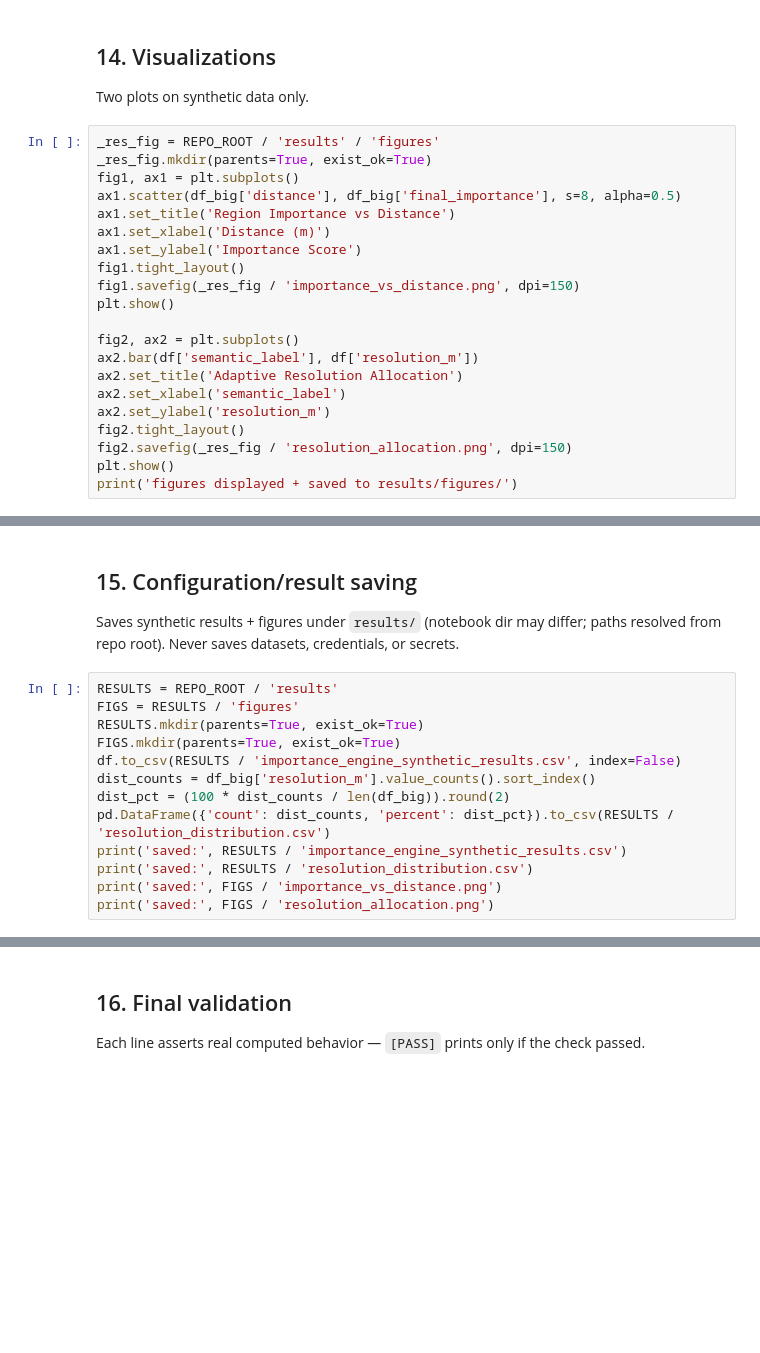
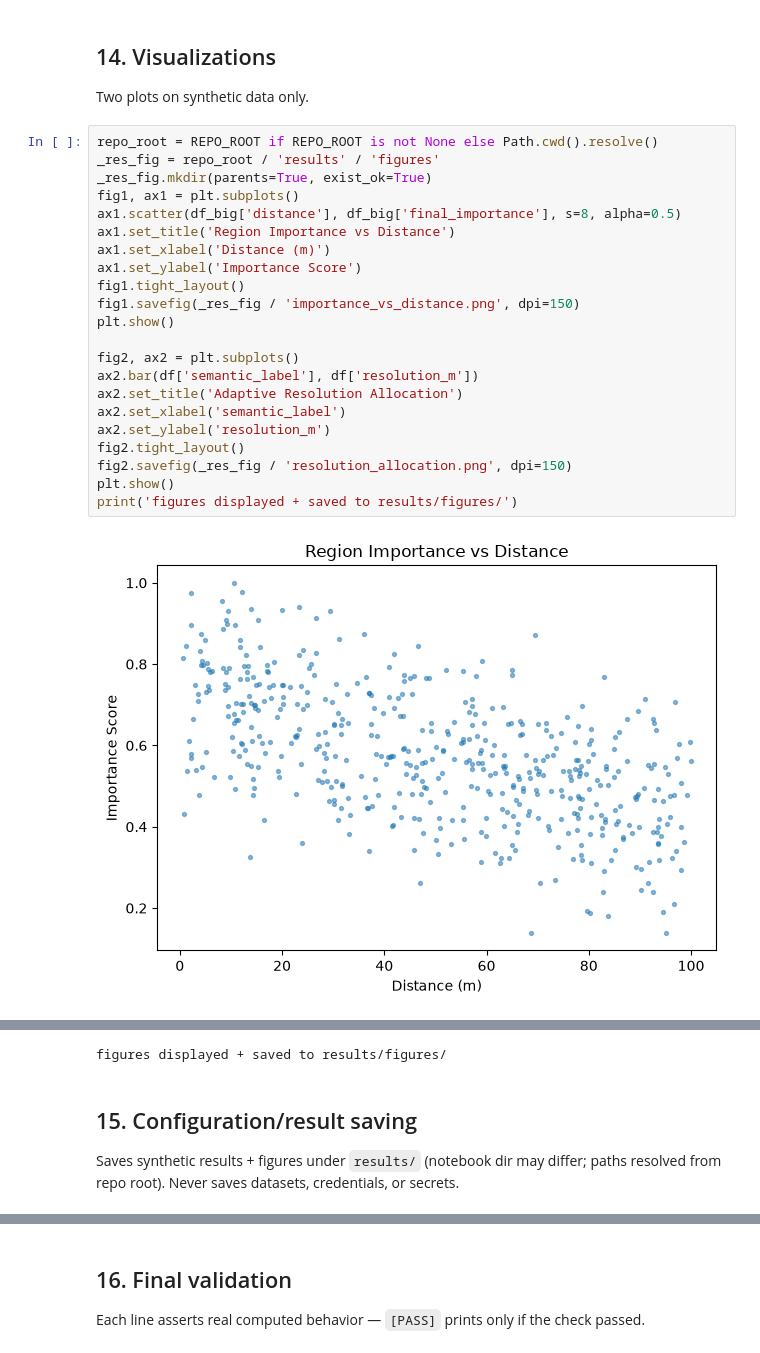
Before and after one commit to sih26053/LiDAR, a Jupyter notebook: notebooks/01_Model_Development.ipynb, the cells around one changed output, grey strips where cells are left out. Saved outputs shown, nothing was run; the diff lists cells and outputs as text; blank space fills up the shorter version.

```diff
--- a/notebooks/01_Model_Development.ipynb
+++ b/notebooks/01_Model_Development.ipynb
@@ -245,23 +374,26 @@ print('[PASS] Resolution distribution')
 ## 14. Visualizations
 Two plots on synthetic data only.
 # %%
-_res_fig = REPO_ROOT / 'results' / 'figures'
+repo_root = REPO_ROOT if REPO_ROOT is not None else Path.cwd().resolve()
+_res_fig = repo_root / 'results' / 'figures'
 _res_fig.mkdir(parents=True, exist_ok=True)
 fig1, ax1 = plt.subplots()
 ax1.scatter(df_big['distance'], df_big['final_importance'], s=8, alpha=0.5)
 ax1.set_title('Region Importance vs Distance')
 ax1.set_xlabel('Distance (m)')
 ax1.set_ylabel('Importance Score')
 fig1.tight_layout()
 fig1.savefig(_res_fig / 'importance_vs_distance.png', dpi=150)
 plt.show()
 
 fig2, ax2 = plt.subplots()
 ax2.bar(df['semantic_label'], df['resolution_m'])
 ax2.set_title('Adaptive Resolution Allocation')
 ax2.set_xlabel('semantic_label')
 ax2.set_ylabel('resolution_m')
 fig2.tight_layout()
 fig2.savefig(_res_fig / 'resolution_allocation.png', dpi=150)
 plt.show()
 print('figures displayed + saved to results/figures/')
+# %% [output]
+[figure, added]
@@ -268,16 +401,4 @@ print('figures displayed + saved to results/figures/')
+figures displayed + saved to results/figures/
 # %% [markdown]
 ## 15. Configuration/result saving
 Saves synthetic results + figures under `results/` (notebook dir may differ; paths resolved from repo root). Never saves datasets, credentials, or secrets.
-# %%
-RESULTS = REPO_ROOT / 'results'
-FIGS = RESULTS / 'figures'
-RESULTS.mkdir(parents=True, exist_ok=True)
-FIGS.mkdir(parents=True, exist_ok=True)
-df.to_csv(RESULTS / 'importance_engine_synthetic_results.csv', index=False)
-dist_counts = df_big['resolution_m'].value_counts().sort_index()
-dist_pct = (100 * dist_counts / len(df_big)).round(2)
-pd.DataFrame({'count': dist_counts, 'percent': dist_pct}).to_csv(RESULTS / 'resolution_distribution.csv')
-print('saved:', RESULTS / 'importance_engine_synthetic_results.csv')
-print('saved:', RESULTS / 'resolution_distribution.csv')
-print('saved:', FIGS / 'importance_vs_distance.png')
-print('saved:', FIGS / 'resolution_allocation.png')
```
Also changed, not shown: parts of 16 cells of this notebook, 1 other file.
